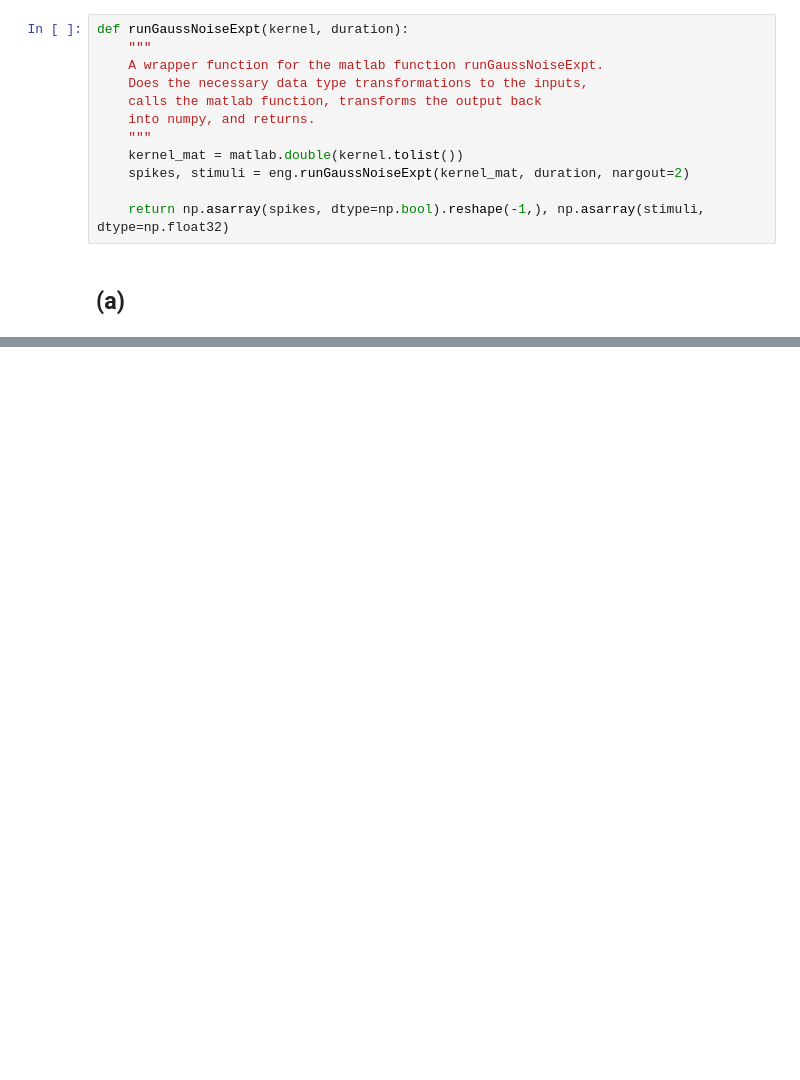
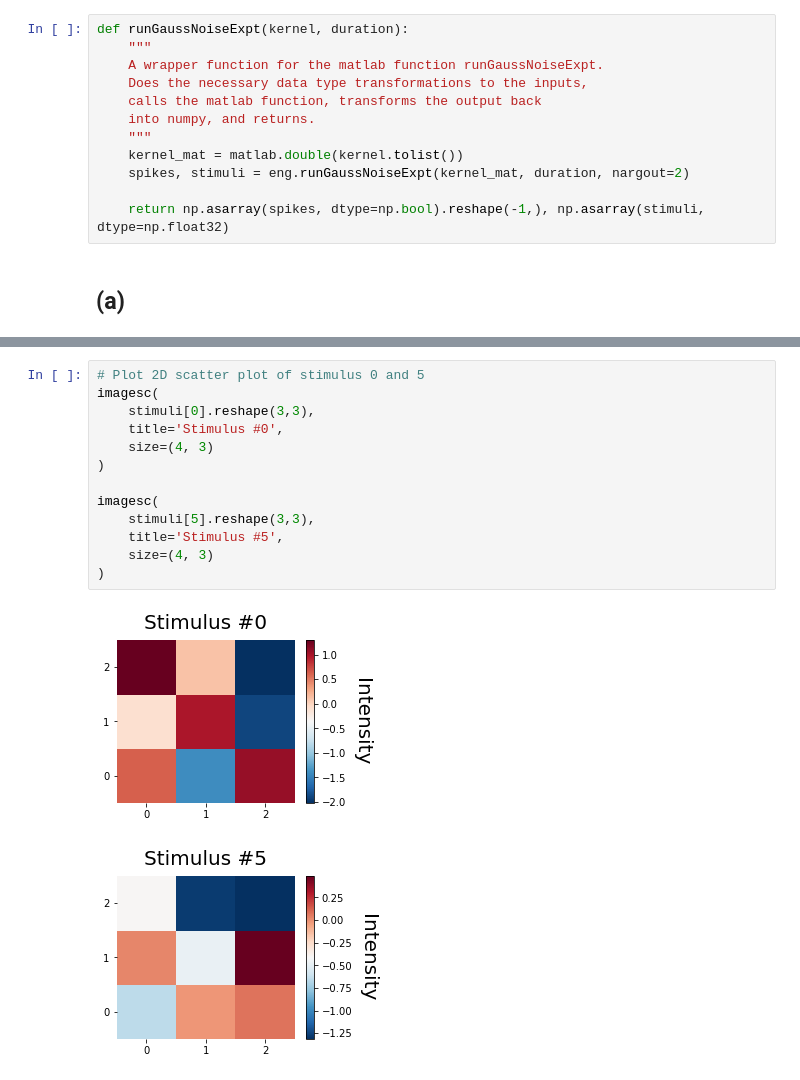
Before and after one commit to rfeinman/hw-mathtools, a Jupyter notebook: Feinman_Reuben_HW6/hw6.ipynb, the cells around one changed output, grey strips where cells are left out. Drawn from its saved outputs; the diff is of its cells as text; blank space fills up the shorter version.

```diff
--- a/Feinman_Reuben_HW6/hw6.ipynb
+++ b/Feinman_Reuben_HW6/hw6.ipynb
@@ -44,0 +105,16 @@ stimuli.shape
+# %%
+# Plot 2D scatter plot of stimulus 0 and 5
+imagesc(
+    stimuli[0].reshape(3,3),
+    title='Stimulus #0',
+    size=(4, 3)
+)
+
+imagesc(
+    stimuli[5].reshape(3,3),
+    title='Stimulus #5',
+    size=(4, 3)
+)
+# %% [output]
+[figure, added]
+[figure, added]
```
Also changed, not shown: parts of 21 cells of this notebook.
